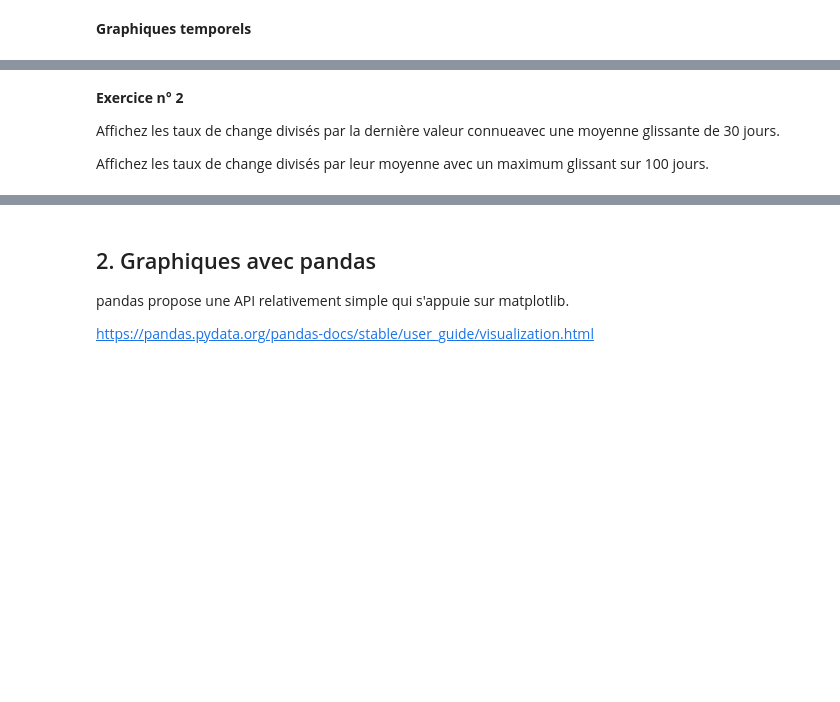
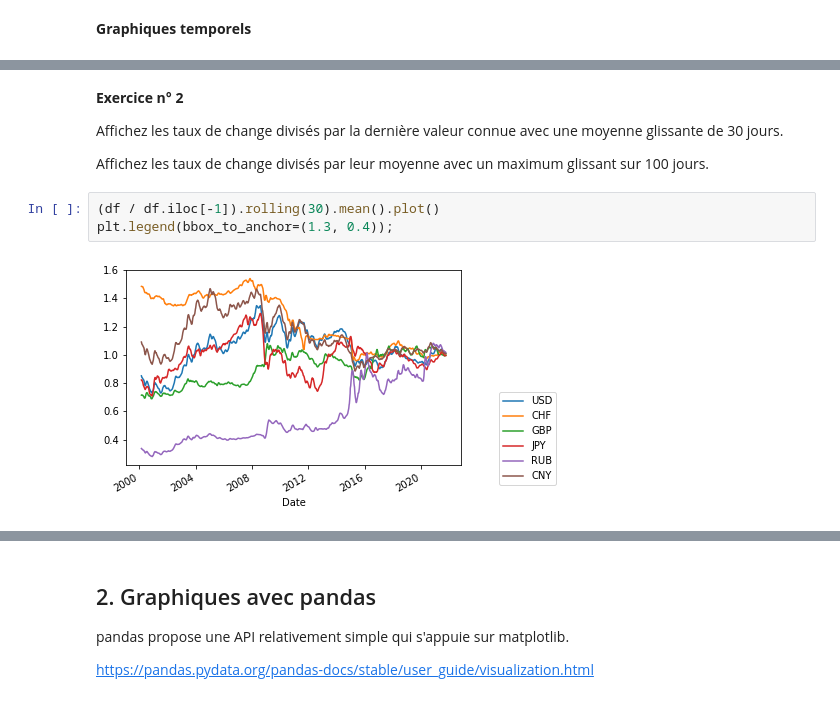
Before and after one commit to cliaigre/Kit-Start-Data, a Jupyter notebook: session6/session6.ipynb, the cells around one changed output, grey strips where cells are left out. Drawn from its saved outputs; the diff is of its cells as text; blank space fills up the shorter version.

```diff
--- a/session6/session6.ipynb
+++ b/session6/session6.ipynb
@@ -295,6 +634,11 @@ plt.show()
 # %% [markdown]
 **Exercice n° 2**
 
-Affichez les taux de change divisés par la dernière valeur connueavec une moyenne glissante de 30 jours.
+Affichez les taux de change divisés par la dernière valeur connue avec une moyenne glissante de 30 jours.
 
 Affichez les taux de change divisés par leur moyenne avec un maximum glissant sur 100 jours.
+# %%
+(df / df.iloc[-1]).rolling(30).mean().plot()
+plt.legend(bbox_to_anchor=(1.3, 0.4));
+# %% [output]
+[figure, added]
```
Also changed, not shown: parts of 105 cells of this notebook.
